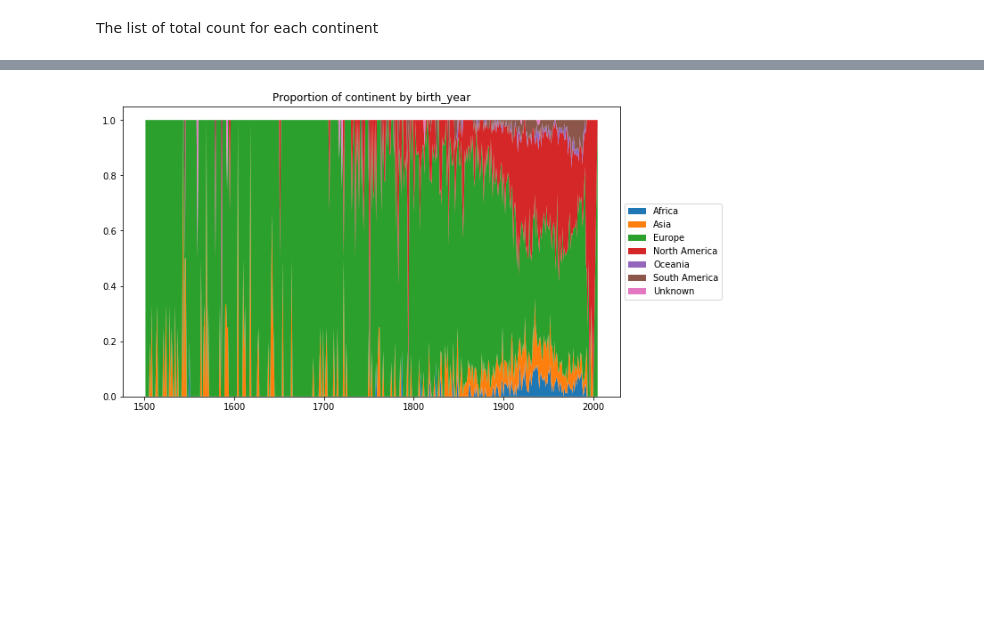
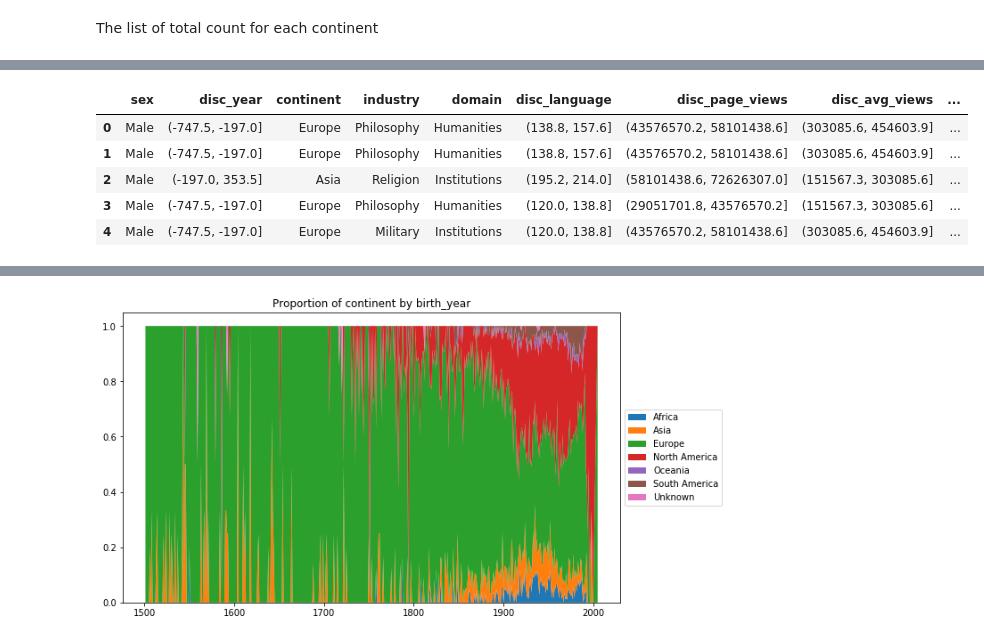
Before and after one commit to tbahng/ist652-final_project, a Jupyter notebook: Final_Project_Report.ipynb, the cells around one changed output, grey strips where cells are left out. Drawn from its saved outputs; the diff is of its cells as text; code cells hidden in the pictures; blank space fills up the shorter version.

```diff
--- a/Final_Project_Report.ipynb
+++ b/Final_Project_Report.ipynb
@@ -473,0 +494,22 @@ The list of total count for each continent
+# %%
+pd.options.mode.chained_assignment = None  # default='warn'
+# discretize birth_year
+dfEval['disc_year'] = pd.cut(x = dfEval['birth_year'], bins = 10)
+# discretize article_languages
+dfEval['disc_language'] = pd.cut(x = dfEval['article_languages'], bins = 10)
+# discretize page_views
+dfEval['disc_page_views'] = pd.cut(x = dfEval['page_views'], bins = 10)
+# discretize average_views
+dfEval['disc_avg_views'] = pd.cut(x = dfEval['average_views'], bins = 10)
+# discretize popularity
+dfEval['disc_pop'] = pd.cut(x = dfEval['popularity'], bins = 10)
+keepVars = ['sex','disc_year','continent','industry','domain','disc_language','disc_page_views','disc_avg_views','disc_pop']
+dfEval = dfEval[keepVars]
+dfEval.head()
+# %% [output]
+|  | sex | disc_year | continent | industry | domain | disc_language | disc_page_views | disc_avg_views | ... |
+| 0 | Male | (-747.5, -197.0] | Europe | Philosophy | Humanities | (138.8, 157.6] | (43576570.2, 58101438.6] | (303085.6, 454603.9] | ... |
+| 1 | Male | (-747.5, -197.0] | Europe | Philosophy | Humanities | (138.8, 157.6] | (43576570.2, 58101438.6] | (303085.6, 454603.9] | ... |
+| 2 | Male | (-197.0, 353.5] | Asia | Religion | Institutions | (195.2, 214.0] | (58101438.6, 72626307.0] | (151567.3, 303085.6] | ... |
+| 3 | Male | (-747.5, -197.0] | Europe | Philosophy | Humanities | (120.0, 138.8] | (29051701.8, 43576570.2] | (151567.3, 303085.6] | ... |
+| 4 | Male | (-747.5, -197.0] | Europe | Military | Institutions | (120.0, 138.8] | (43576570.2, 58101438.6] | (303085.6, 454603.9] | ... |
```
Also changed, not shown: parts of 15 cells of this notebook.
